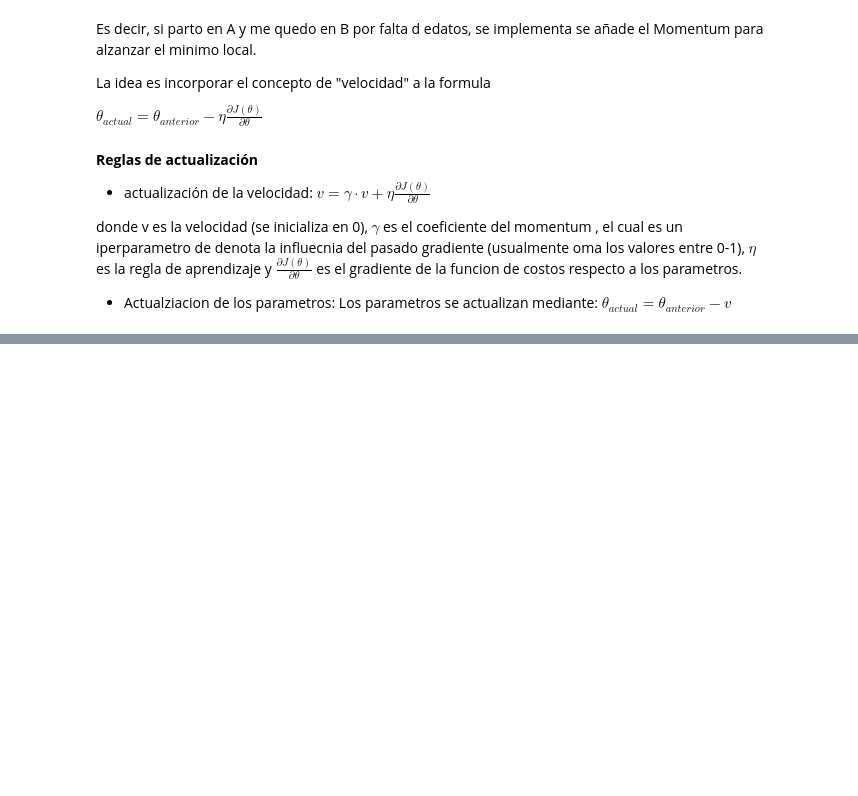
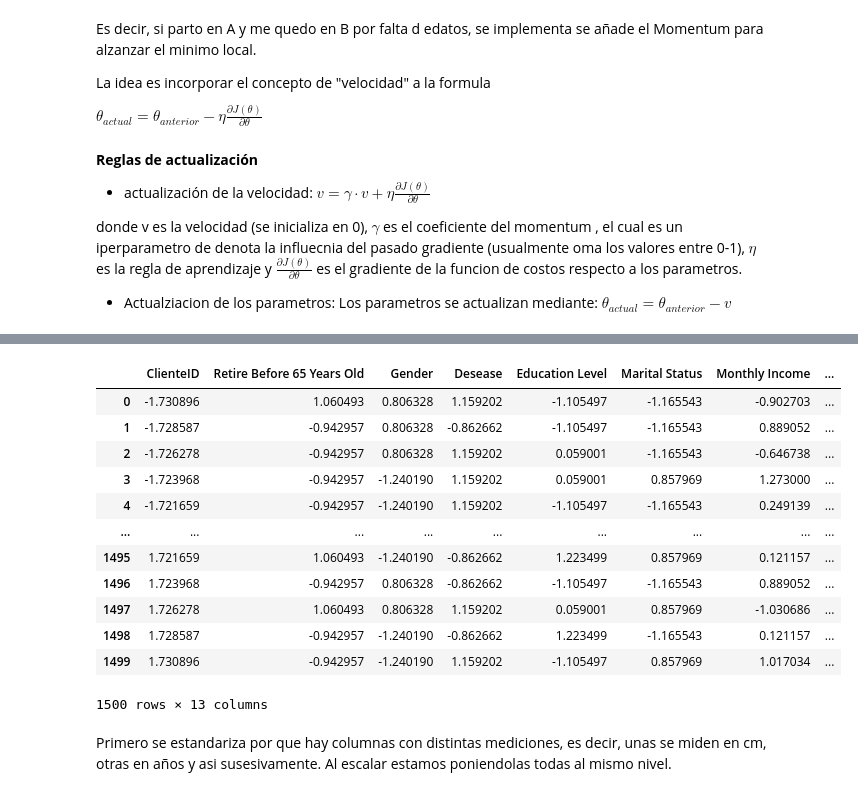
Before and after one commit to Gus-oss/DeepLearning, a Jupyter notebook: Codigos/Perceptron_Clase2.ipynb, the cells around one changed output, grey strips where cells are left out. Drawn from its saved outputs; the diff is of its cells as text; code cells hidden in the pictures; blank space fills up the shorter version.

```diff
--- a/Codigos/Perceptron_Clase2.ipynb
+++ b/Codigos/Perceptron_Clase2.ipynb
@@ -308,0 +361,23 @@ donde v es la velocidad (se inicializa en 0), $\gamma$ es el coeficiente del mom
+# %%
+from sklearn.preprocessing import StandardScaler #para estandarizar las variables
+sc = StandardScaler() # Standardisación
+scaled = sc.fit_transform(df)
+# %%
+res = pd.DataFrame(scaled, columns=df.columns)
+res
+# %% [output]
+|  | ClienteID | Retire Before 65 Years Old | Gender | Desease | Education Level | Marital Status | Monthly Income | ... |
+| 0 | -1.730896 | 1.060493 | 0.806328 | 1.159202 | -1.105497 | -1.165543 | -0.902703 | ... |
+| 1 | -1.728587 | -0.942957 | 0.806328 | -0.862662 | -1.105497 | -1.165543 | 0.889052 | ... |
+| 2 | -1.726278 | -0.942957 | 0.806328 | 1.159202 | 0.059001 | -1.165543 | -0.646738 | ... |
+| 3 | -1.723968 | -0.942957 | -1.240190 | 1.159202 | 0.059001 | 0.857969 | 1.273000 | ... |
+| 4 | -1.721659 | -0.942957 | -1.240190 | 1.159202 | -1.105497 | -1.165543 | 0.249139 | ... |
+| ... | ... | ... | ... | ... | ... | ... | ... | ... |
+| 1495 | 1.721659 | 1.060493 | -1.240190 | -0.862662 | 1.223499 | 0.857969 | 0.121157 | ... |
+| 1496 | 1.723968 | -0.942957 | 0.806328 | -0.862662 | -1.105497 | -1.165543 | 0.889052 | ... |
+| 1497 | 1.726278 | 1.060493 | 0.806328 | 1.159202 | 0.059001 | 0.857969 | -1.030686 | ... |
+| 1498 | 1.728587 | -0.942957 | -1.240190 | -0.862662 | 1.223499 | -1.165543 | 0.121157 | ... |
+| 1499 | 1.730896 | -0.942957 | -1.240190 | 1.159202 | -1.105497 | 0.857969 | 1.017034 | ... |
+1500 rows × 13 columns
+# %% [markdown]
+Primero se estandariza por que hay columnas con distintas mediciones, es decir, unas se miden en cm, otras en años y asi susesivamente. Al escalar estamos poniendolas todas al mismo nivel.
```
Also changed, not shown: parts of 10 cells of this notebook.
